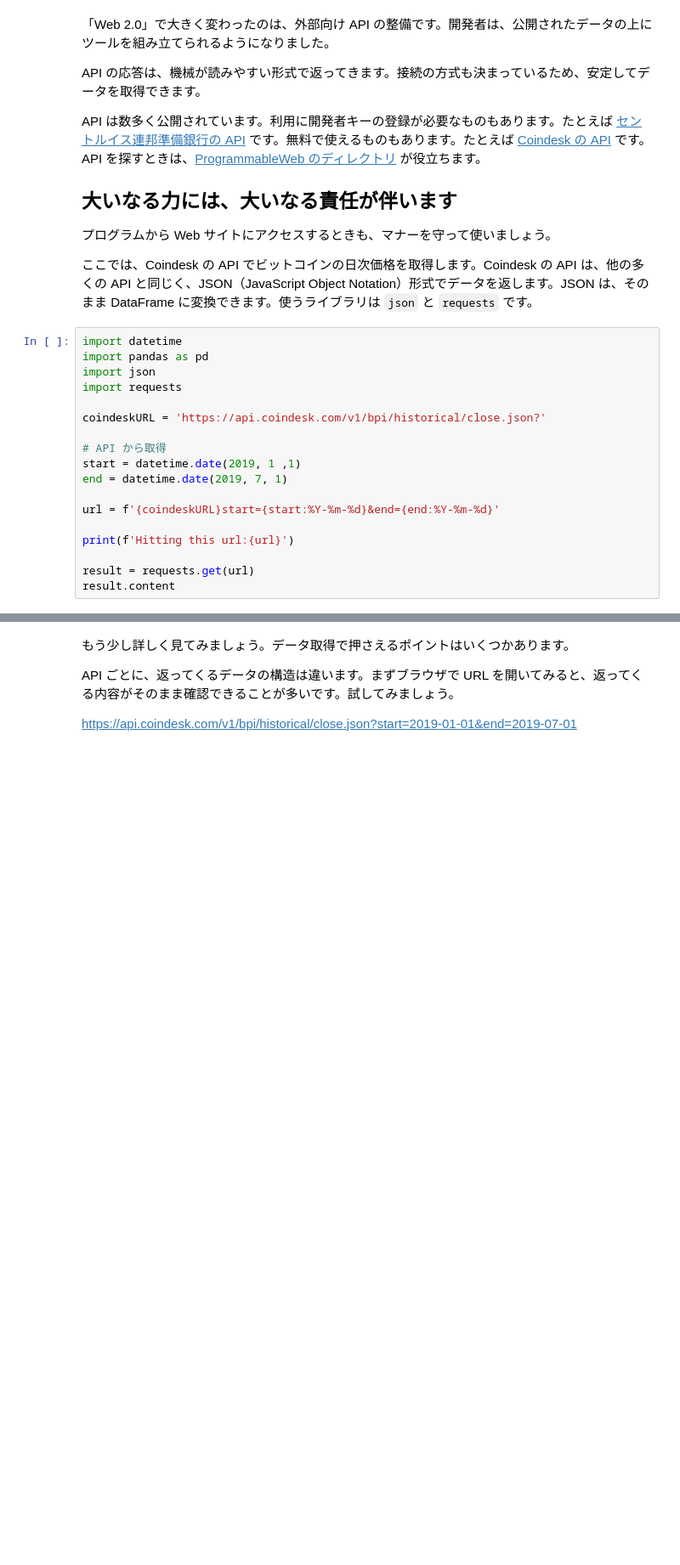
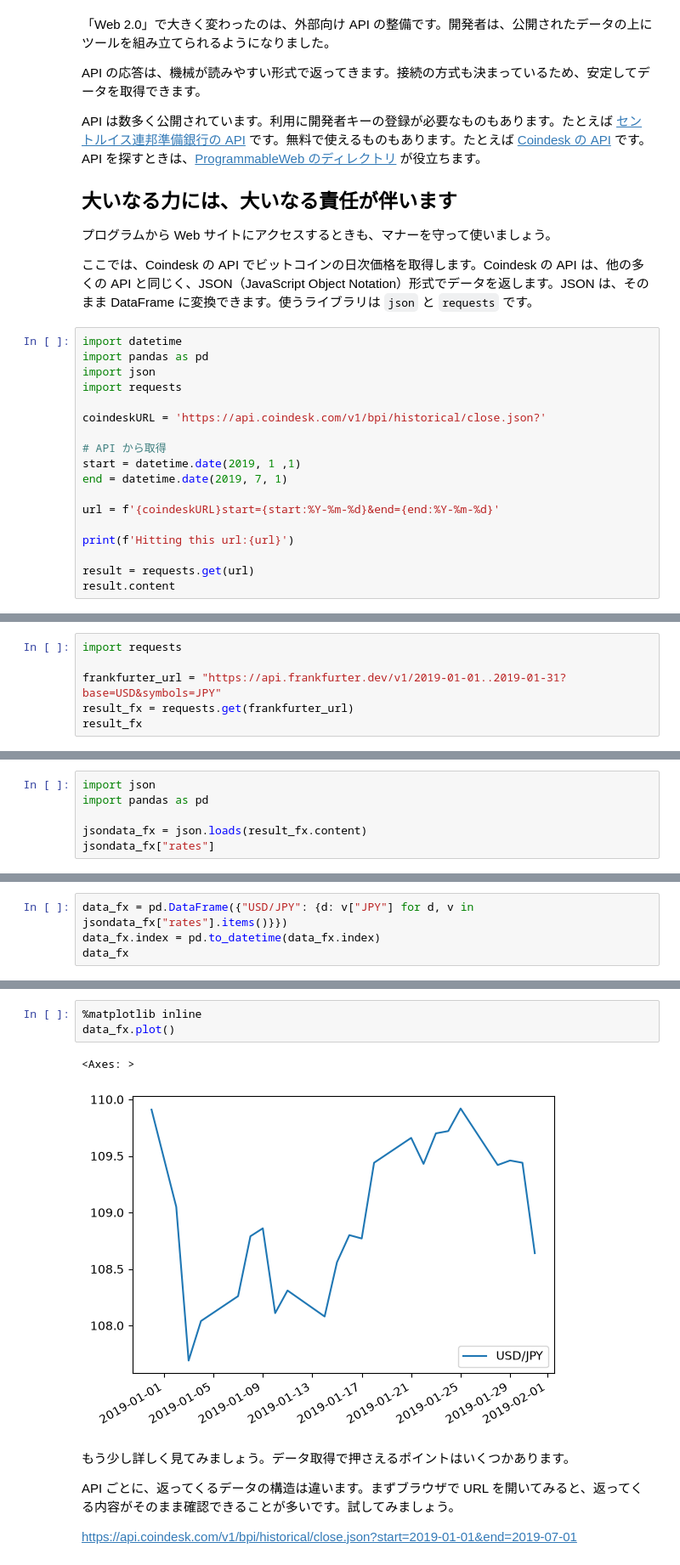
Before and after one commit to yanikasumin/JPMorgan-python-training-ja, a Jupyter notebook: notebooks/4_webapi.ipynb, the cells around one changed output, grey strips where cells are left out. Shown at 85% size. Saved outputs shown, nothing was run; the diff lists cells and outputs as text; blank space fills up the shorter version.

```diff
--- a/notebooks/4_webapi.ipynb
+++ b/notebooks/4_webapi.ipynb
@@ -34,0 +41,6 @@ result.content
+# %%
+import requests
+
+frankfurter_url = "https://api.frankfurter.dev/v1/2019-01-01..2019-01-31?base=USD&symbols=JPY"
+result_fx = requests.get(frankfurter_url)
+result_fx
@@ -34,0 +49,6 @@ result.content
+# %%
+import json
+import pandas as pd
+
+jsondata_fx = json.loads(result_fx.content)
+jsondata_fx["rates"]
@@ -34,0 +73,4 @@ result.content
+# %%
+data_fx = pd.DataFrame({"USD/JPY": {d: v["JPY"] for d, v in jsondata_fx["rates"].items()}})
+data_fx.index = pd.to_datetime(data_fx.index)
+data_fx
@@ -35,3 +95,9 @@ result.content
+# %%
+%matplotlib inline
+data_fx.plot()
+# %% [output]
+<Axes: >
+[figure, added]
 # %% [markdown]
 もう少し詳しく見てみましょう。データ取得で押さえるポイントはいくつかあります。
 
```
Also changed, not shown: parts of 4 cells of this notebook, 14 other files.
